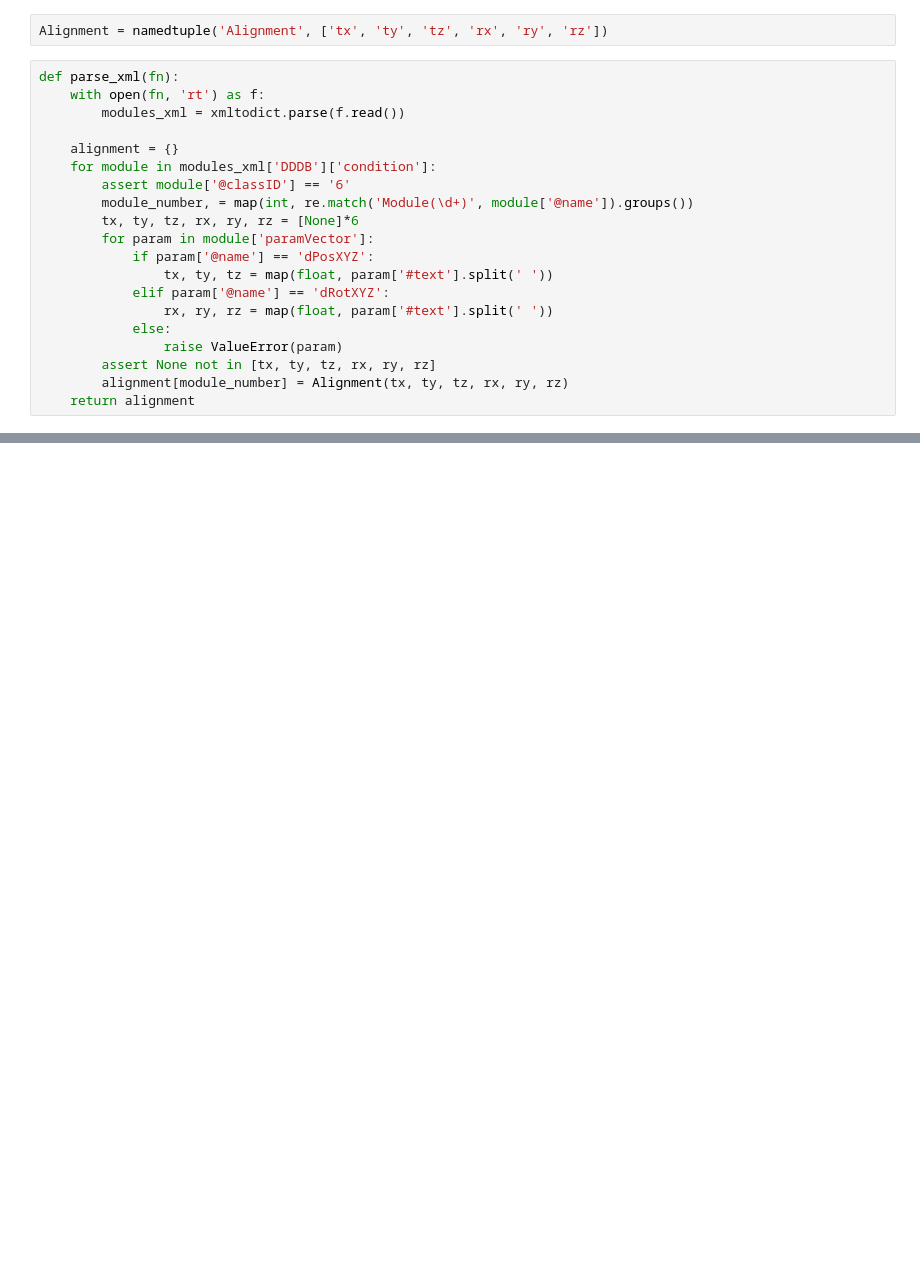
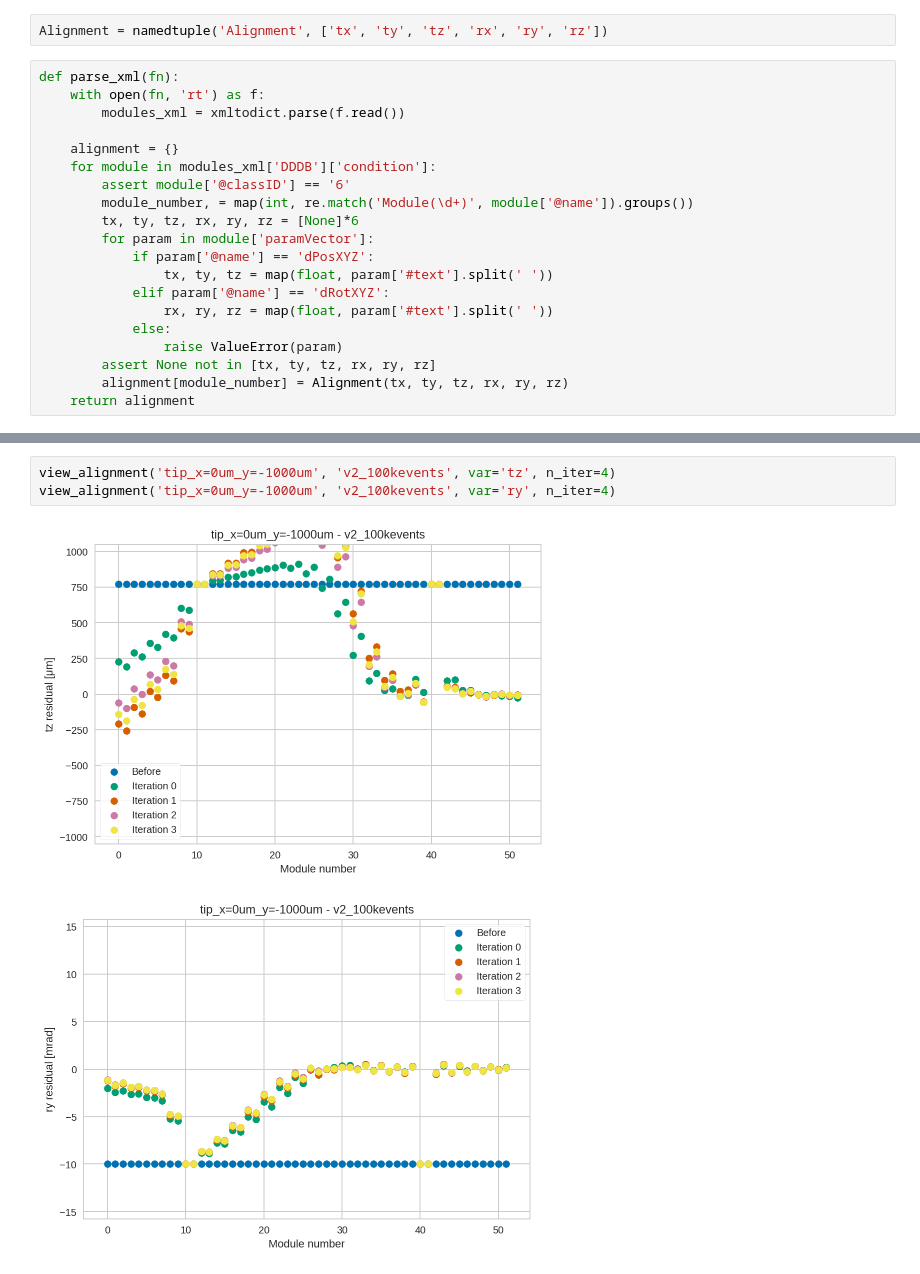
Before and after one commit to chrisburr/lhcb-velopix-studies, a Jupyter notebook: hybrid-distortions/try_aligning/Alignment results.ipynb, the cells around one changed output, grey strips where cells are left out. Saved outputs shown, nothing was run; the diff lists cells and outputs as text; blank space fills up the shorter version.

```diff
--- a/hybrid-distortions/try_aligning/Alignment results.ipynb
+++ b/hybrid-distortions/try_aligning/Alignment results.ipynb
@@ -62,0 +95,6 @@ def plot(scenario):
+# %%
+view_alignment('tip_x=0um_y=-1000um', 'v2_100kevents', var='tz', n_iter=4)
+view_alignment('tip_x=0um_y=-1000um', 'v2_100kevents', var='ry', n_iter=4)
+# %% [output]
+[figure, added]
+[figure, added]
```
Also changed, not shown: parts of 16 cells of this notebook.
